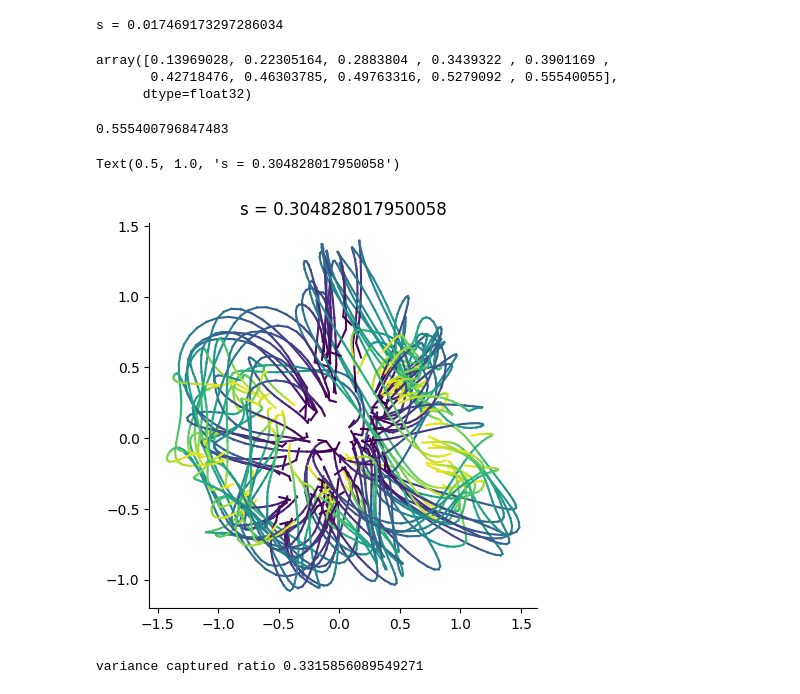
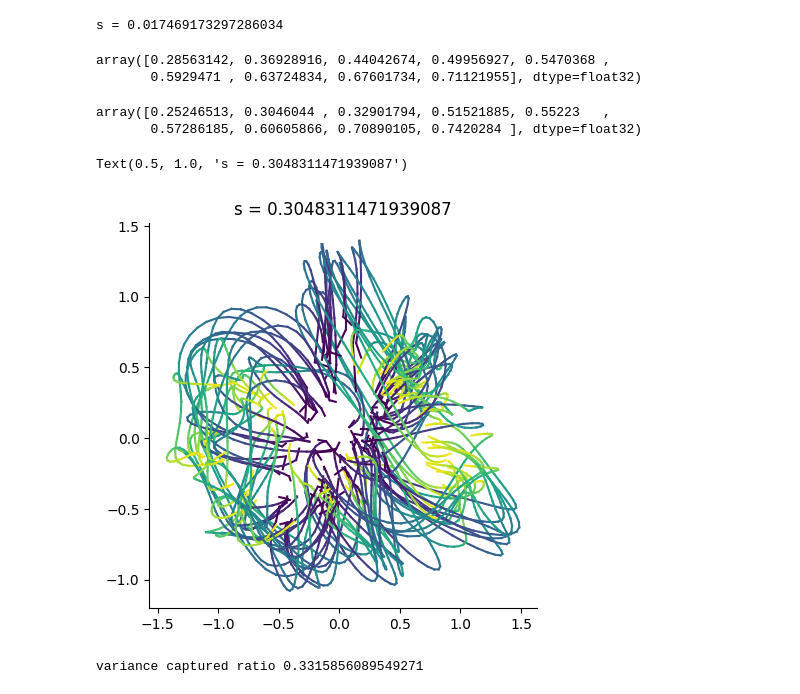
Before and after one commit to ArielleRosinski/SCA_project, a Jupyter notebook: MC_Maze/MC_Maze_final.ipynb, the cells around one changed output. Drawn from its saved outputs; the diff is of its cells as text; code cells hidden in the pictures.

```diff
--- a/MC_Maze/MC_Maze_final.ipynb
+++ b/MC_Maze/MC_Maze_final.ipynb
@@ -120,42 +121,42 @@ print(f's = {compute_S_all_pairs(jnp.array(test))}')
 # %% [output]
 s = 0.017469173297286034
 # %%
-np.cumsum(pca_variance_captured)
+np.cumsum(pca_variance_captured)[1:]
 # %% [output]
-array([0.13969028, 0.22305164, 0.2883804 , 0.3439322 , 0.3901169 ,
-       0.42718476, 0.46303785, 0.49763316, 0.5279092 , 0.55540055],
-      dtype=float32)
+array([0.28563142, 0.36928916, 0.44042674, 0.49956927, 0.5470368 ,
+       0.5929471 , 0.63724834, 0.67601734, 0.71121955], dtype=float32)
-# %%
-var_explained(X_pca, PCs.T)
-# %% [output]
-0.555400796847483
+# %%
+np.load('/Users/ariellerosinski/My Drive/Cambridge/Project/outputs/kernel_SCA/MC_Maze_3_7_2024/results/R2/psth_hand_vel/ls_var_explained_sca.npy')
+# %% [output]
+array([0.25246513, 0.3046044 , 0.32901794, 0.51521885, 0.55223   ,
+       0.57286185, 0.60605866, 0.70890105, 0.7420284 ], dtype=float32)
 # %%
 X_pca = np.load("/Users/ariellerosinski/My Drive/Cambridge/Project/datasets/MC_Maze/psth.npy").swapaxes(1,2)
 #X_pca = np.load("/Users/ariellerosinski/My Drive/Cambridge/Project/datasets/Churchland/churchland.npy") #.swapaxes(1,2)
 #X_pca = np.load("/Users/ariellerosinski/My Drive/Cambridge/Project/datasets/MC_Maze/behaviour/aug_behaviour.npy")
 #X_pca = np.load('/Users/ariellerosinski/My Drive/Cambridge/Project/datasets/MC_Maze/train_spksmth.npy').swapaxes(1,2)
 K, N, T = X_pca.shape
 #X_pca, _ = pre_processing(X_pca, soft_normalize='max', pca=False, center=True)
-X_pca, _ = pre_processing(X_pca, soft_normalize='max', pca=False, center=True)
-X_reshaped = X_pca.swapaxes(1,2).reshape(-1, N)
+X_pca, _ = pre_processing(X_pca, soft_normalize='max', pca=True, center=True)
+X_reshaped = X_pca.swapaxes(1,2).reshape(-1, 30)
 
 num_pcs = 10
 pca = PCA(num_pcs)
 Y_pca = pca.fit(X_reshaped).transform(X_reshaped) #train, test
 PCs = pca.components_
 Y_pca = Y_pca.reshape(K, T, num_pcs).swapaxes(1,2) #split
 pca_variance_captured = pca.explained_variance_ratio_
 
 plot_2D(Y_pca)
 plt.title(f's = {compute_S_all_pairs(jnp.array(Y_pca))}')
 #plt.title(f"pca {var_explained(X_pca, PCs.T):.2f}")
 #np.save(f'/Users/ariellerosinski/My Drive/Cambridge/Project/outputs/kernel_SCA/MC_Maze_3_7_2024/pca_spikes/Y_pca_{num_pcs}d', Y_pca)
 
 
 #np.save(f'/Users/ariellerosinski/My Drive/Cambridge/Project/outputs/kernel_SCA/MC_Maze_3_7_2024/pca_psth/SoftNorm/var_explained', pca_variance_captured)
 # %% [output]
-Text(0.5, 1.0, 's = 0.304828017950058')
+Text(0.5, 1.0, 's = 0.3048311471939087')
-[figure, old version]
+[figure, new version]
 # %%
 """ jPCA """
 #X = np.load('/Users/ariellerosinski/My Drive/Cambridge/Project/datasets/MC_Maze/train_spksmth.npy').swapaxes(1,2)
```
Also changed, not shown: parts of 3 cells of this notebook, 4 other files.
